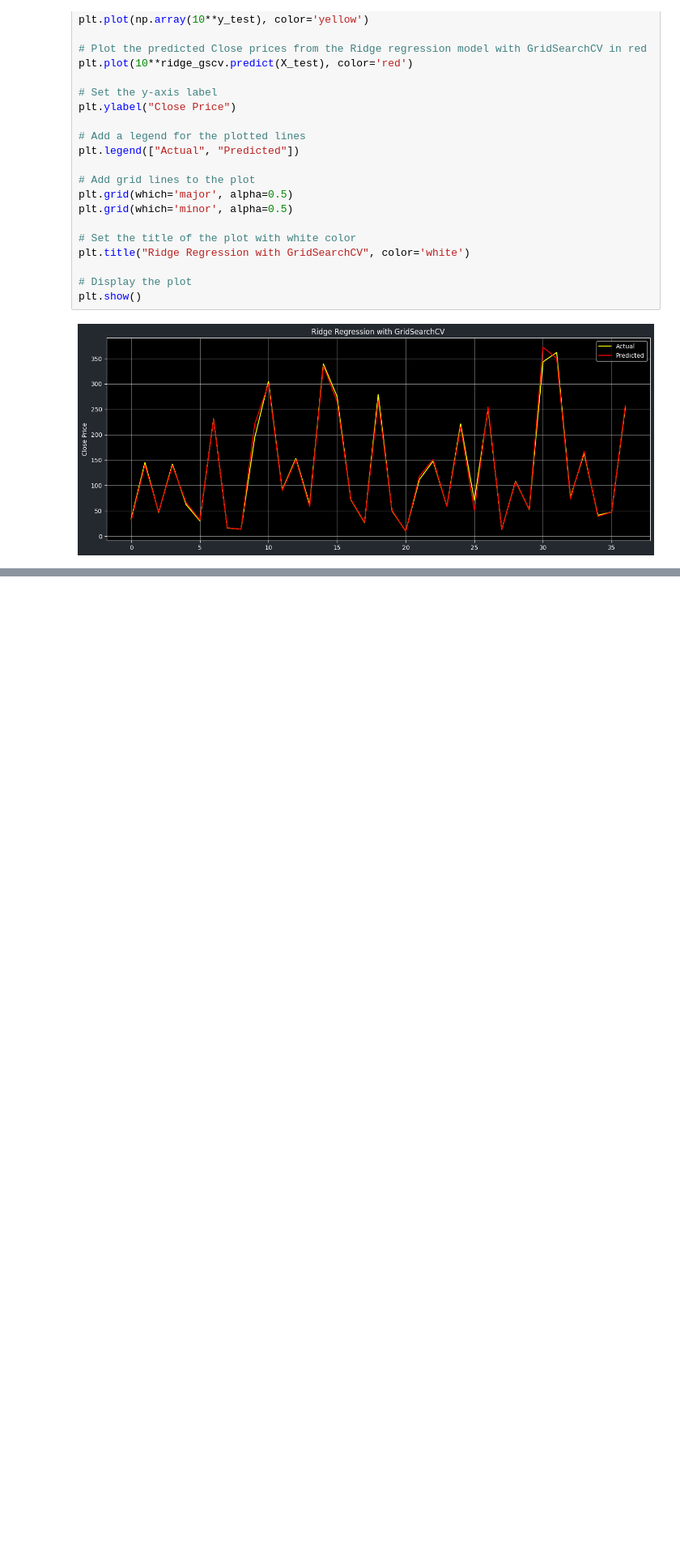
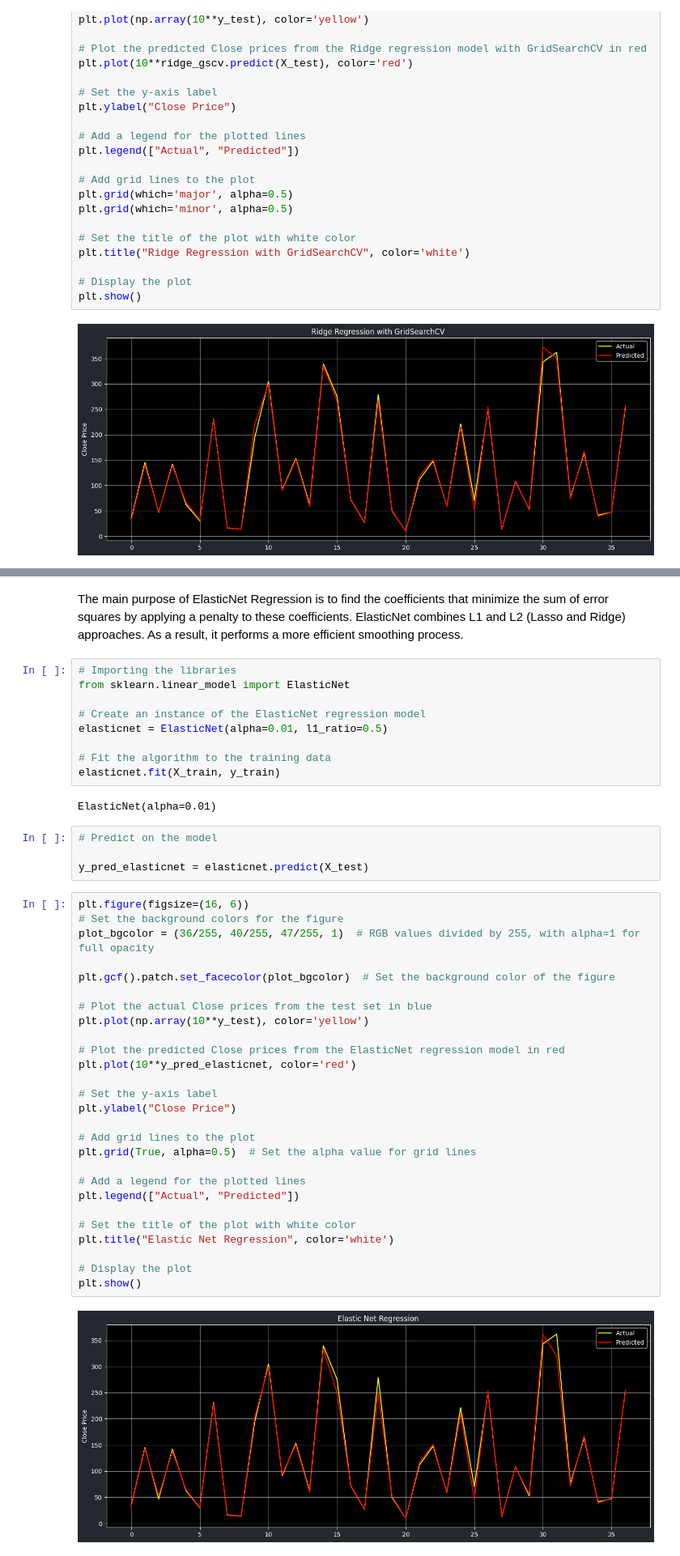
Before and after one commit to Srushti-Rodge/Capstone_Project_ML-Yes_Bank_Stock_Closing_Price_Prediction-, a Jupyter notebook: Capstone_Project_ML(Yes_Bank_Stock_Closing_Price_Prediction).ipynb, the cells around one changed output, grey strips where cells are left out. Shown at 81% size. Saved outputs shown, nothing was run; the diff lists cells and outputs as text; blank space fills up the shorter version.

```diff
--- a/Capstone_Project_ML(Yes_Bank_Stock_Closing_Price_Prediction).ipynb
+++ b/Capstone_Project_ML(Yes_Bank_Stock_Closing_Price_Prediction).ipynb
@@ -1333,0 +1402,46 @@ plt.show()
+# %% [markdown]
+The main purpose of ElasticNet Regression is to find the coefficients that minimize the sum of error squares by applying a penalty to these coefficients. ElasticNet combines L1 and L2 (Lasso and Ridge) approaches. As a result, it performs a more efficient smoothing process.
+# %%
+# Importing the libraries
+from sklearn.linear_model import ElasticNet
+
+# Create an instance of the ElasticNet regression model
+elasticnet = ElasticNet(alpha=0.01, l1_ratio=0.5)
+
+# Fit the algorithm to the training data
+elasticnet.fit(X_train, y_train)
+# %% [output]
+ElasticNet(alpha=0.01)
+# %%
+# Predict on the model
+
+y_pred_elasticnet = elasticnet.predict(X_test)
+# %%
+plt.figure(figsize=(16, 6))
+# Set the background colors for the figure
+plot_bgcolor = (36/255, 40/255, 47/255, 1)  # RGB values divided by 255, with alpha=1 for full opacity
+
+plt.gcf().patch.set_facecolor(plot_bgcolor)  # Set the background color of the figure
+
+# Plot the actual Close prices from the test set in blue
+plt.plot(np.array(10**y_test), color='yellow')
+
+# Plot the predicted Close prices from the ElasticNet regression model in red
+plt.plot(10**y_pred_elasticnet, color='red')
+
+# Set the y-axis label
+plt.ylabel("Close Price")
+
+# Add grid lines to the plot
+plt.grid(True, alpha=0.5)  # Set the alpha value for grid lines
+
+# Add a legend for the plotted lines
+plt.legend(["Actual", "Predicted"])
+
+# Set the title of the plot with white color
+plt.title("Elastic Net Regression", color='white')
+
+# Display the plot
+plt.show()
+# %% [output]
+[figure, added]
```
Also changed, not shown: parts of 11 cells of this notebook.
